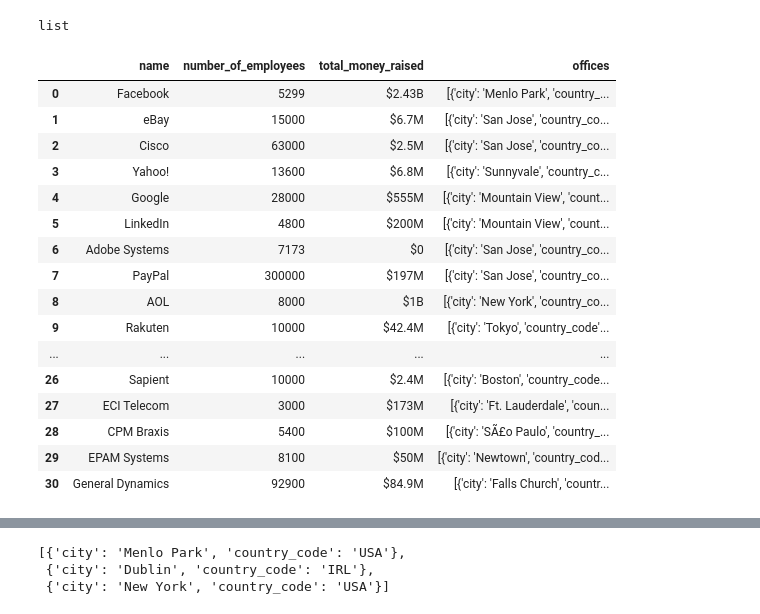
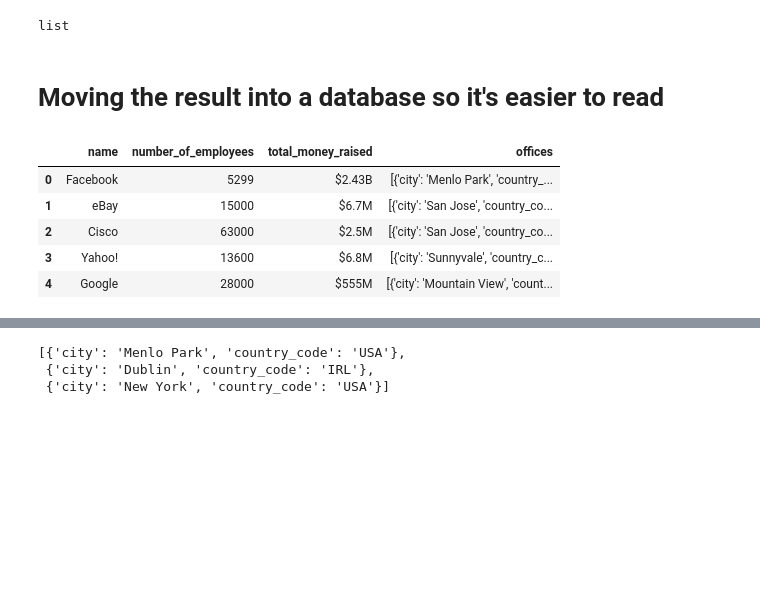
Before and after one commit to marcprz1992/project-3-ironhack, a Jupyter notebook: Main_code.ipynb, the cells around one changed output, grey strips where cells are left out. Drawn from its saved outputs; the diff is of its cells as text; code cells hidden in the pictures; blank space fills up the shorter version.

```diff
--- a/Main_code.ipynb
+++ b/Main_code.ipynb
@@ -138,24 +141,15 @@ len(result_gaming)
 type(result_gaming)
 # %% [output]
 list
+# %% [markdown]
+# Moving the result into a database so it's easier to read
 # %%
 df = pd.DataFrame(result_gaming)
-df
+df[:5]
 # %% [output]
 |  | name | number_of_employees | total_money_raised | offices |
 | 0 | Facebook | 5299 | $2.43B | [{'city': 'Menlo Park', 'country_... |
 | 1 | eBay | 15000 | $6.7M | [{'city': 'San Jose', 'country_co... |
 | 2 | Cisco | 63000 | $2.5M | [{'city': 'San Jose', 'country_co... |
 | 3 | Yahoo! | 13600 | $6.8M | [{'city': 'Sunnyvale', 'country_c... |
 | 4 | Google | 28000 | $555M | [{'city': 'Mountain View', 'count... |
-| 5 | LinkedIn | 4800 | $200M | [{'city': 'Mountain View', 'count... |
-| 6 | Adobe Systems | 7173 | $0 | [{'city': 'San Jose', 'country_co... |
-| 7 | PayPal | 300000 | $197M | [{'city': 'San Jose', 'country_co... |
-| 8 | AOL | 8000 | $1B | [{'city': 'New York', 'country_co... |
-| 9 | Rakuten | 10000 | $42.4M | [{'city': 'Tokyo', 'country_code'... |
-| ... | ... | ... | ... | ... |
-| 26 | Sapient | 10000 | $2.4M | [{'city': 'Boston', 'country_code... |
-| 27 | ECI Telecom | 3000 | $173M | [{'city': 'Ft. Lauderdale', 'coun... |
-| 28 | CPM Braxis | 5400 | $100M | [{'city': 'SÃ£o Paulo', 'country_... |
-| 29 | EPAM Systems | 8100 | $50M | [{'city': 'Newtown', 'country_cod... |
-| 30 | General Dynamics | 92900 | $84.9M | [{'city': 'Falls Church', 'countr... |
```
Also changed, not shown: parts of 102 cells of this notebook, 3 other files.
